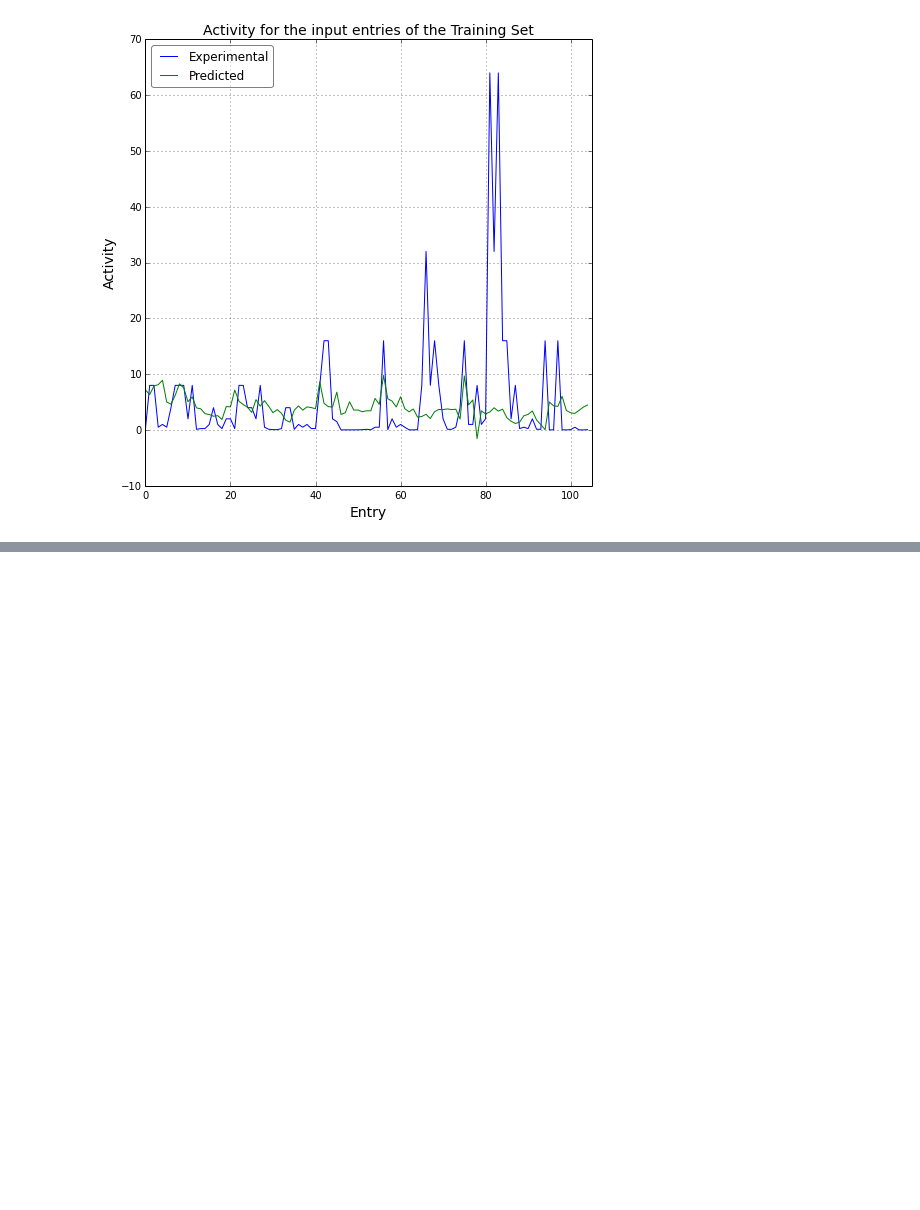
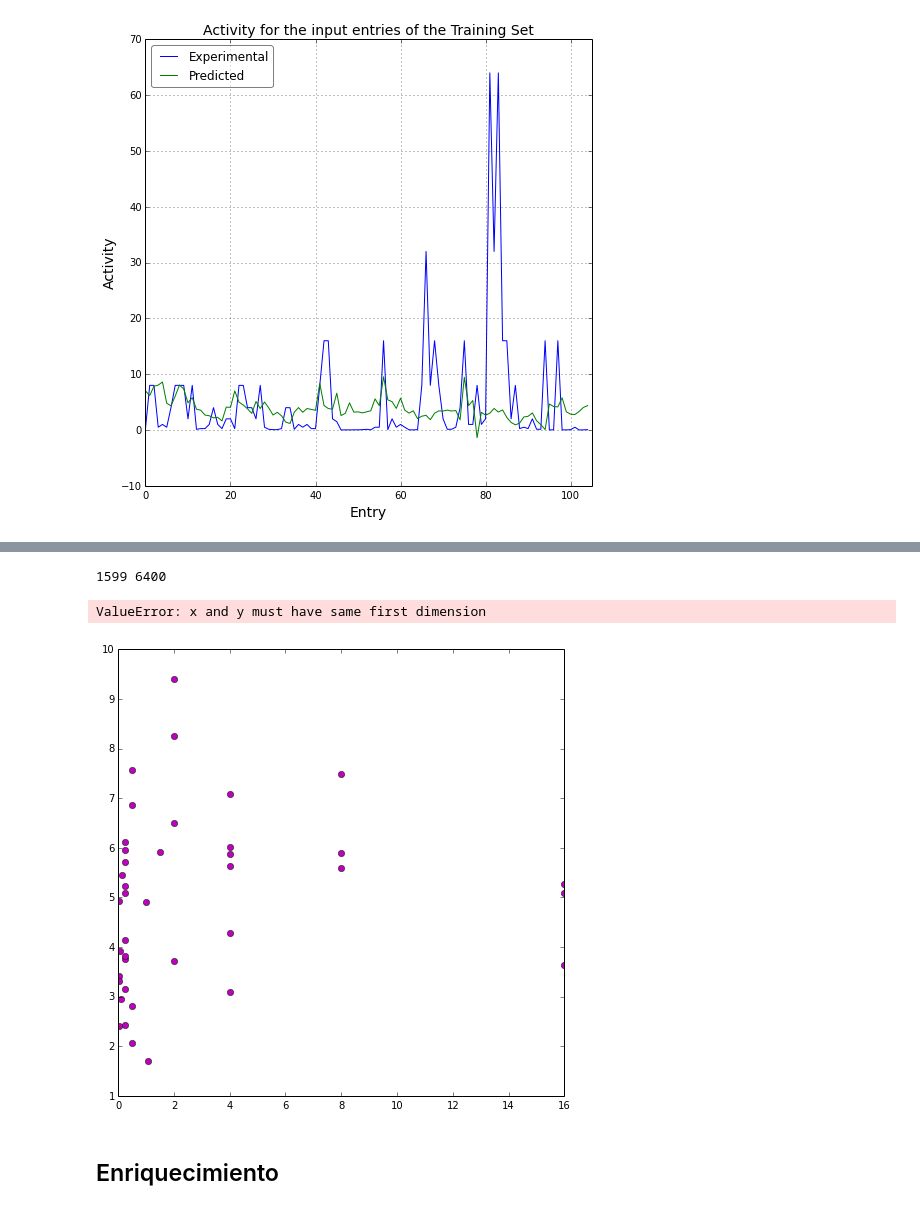
Before and after one commit to cebasfu93/CODE, a Jupyter notebook: CODE.ipynb, the cells around one changed output, grey strips where cells are left out. Saved outputs shown, nothing was run; the diff lists cells and outputs as text; code cells hidden in the pictures; blank space fills up the shorter version.

```diff
--- a/CODE.ipynb
+++ b/CODE.ipynb
@@ -165,14 +184,24 @@ savefig(Nombre + '/ActTestSet.png')
 # %%
+regre_test = stats.linregress(mic_test, modelo(matriz_propiedades_test, parametros_sin_error))
+p_test=arange(min(mic_test), max(mic_test), 0.01)
+lin_test=p_test*regre_test[0]+ regre_test[1]
+print len(p_test), len(lin_test)
 #Grafica la actividad predicha y experimental del Test Set
 figure(figsize=(8,8)); hold=True
-plot(mic_test, modelo(matriz_propiedades_test, parametros_sin_error), label='Experimental')
+plot(mic_test, modelo(matriz_propiedades_test, parametros_sin_error), 'mo', label='Test Set')
+plot(p_test, lin_test, 'k-', label='Linear Regression', lw=2)
 legend(fancybox=True, loc=2).get_frame().set_alpha(0.5)
-title('Activity for the input entries of the Test Set', fontsize=tamano)
-xlabel('Entry', fontsize=tamano)
-ylabel('Activity', fontsize=tamano)
-xlim(0,len(filasTest))
+title('Experimental and Predicted Activity for the Test Set', fontsize=tamano)
+xlabel('Experimental', fontsize=tamano)
+ylabel('Predicted', fontsize=tamano)
 grid()
-savefig(Nombre + '/ActTestSet.png')
+savefig(Nombre + '/ActTestSetPredExp.png')
+# %% [output]
+1599 6400
+ValueError: x and y must have same first dimension
+[figure, added]
+# %% [markdown]
+## Enriquecimiento
 # %%
 #Agrega el valor de CODE un array
 def CODEfunc(array, params):
```
Also changed, not shown: parts of 6 cells of this notebook, 10 other files.
